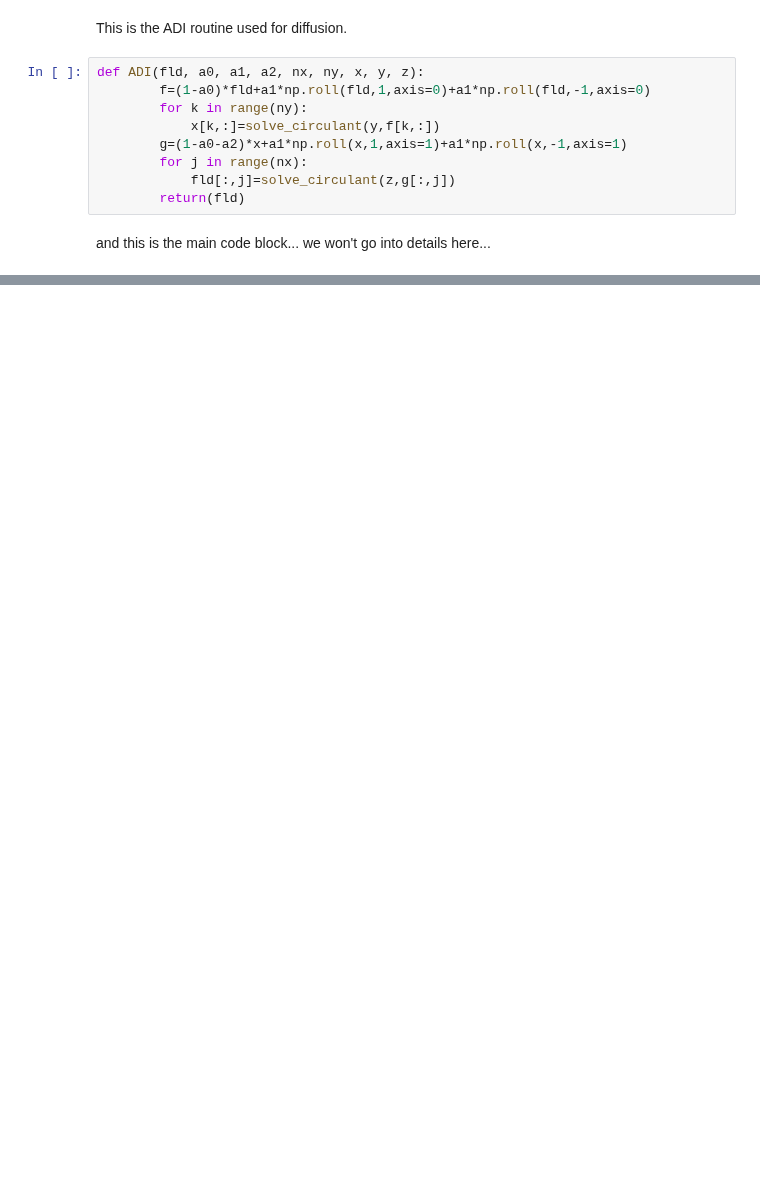
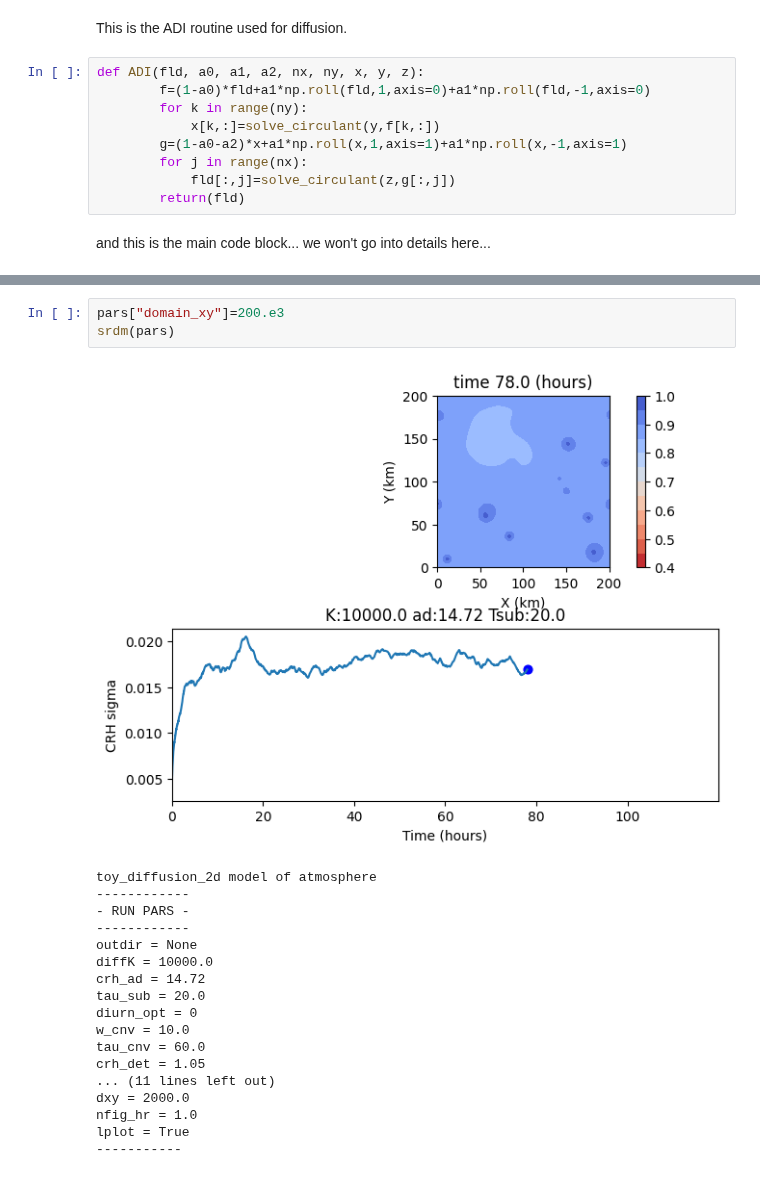
Before and after one commit to spencerahill/climate-book, a Jupyter notebook: notebooks/stochastic_model.ipynb, the cells around one changed output, grey strips where cells are left out. Cells and saved outputs as stored; diff of their text form; blank space fills up the shorter version.

Commit message:
refinements to the stoch model book

```diff
--- a/notebooks/stochastic_model.ipynb
+++ b/notebooks/stochastic_model.ipynb
@@ -571,2 +581,24 @@ lplot = True
+# %%
+pars["domain_xy"]=200.e3
+srdm(pars)
+# %% [output]
+[figure, added]
+toy_diffusion_2d model of atmosphere
+------------
+- RUN PARS -
+------------
+outdir = None
+diffK = 10000.0
+crh_ad = 14.72
+tau_sub = 20.0
+diurn_opt = 0
+w_cnv = 10.0
+tau_cnv = 60.0
+crh_det = 1.05
+... (11 lines left out)
+dxy = 2000.0
+nfig_hr = 1.0
+lplot = True
+-----------
 # %% [markdown]
 ## Exercises
```
Also changed, not shown: parts of 7 cells of this notebook.
